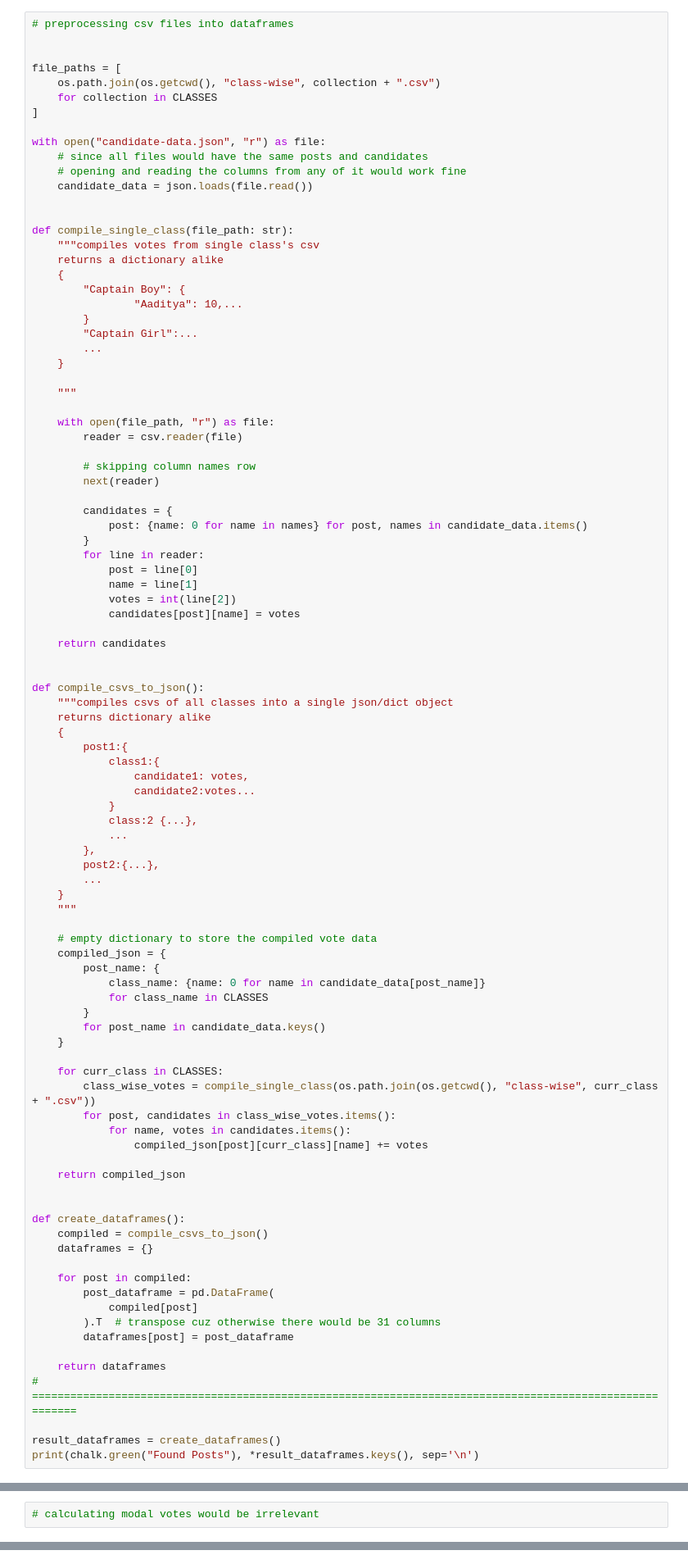
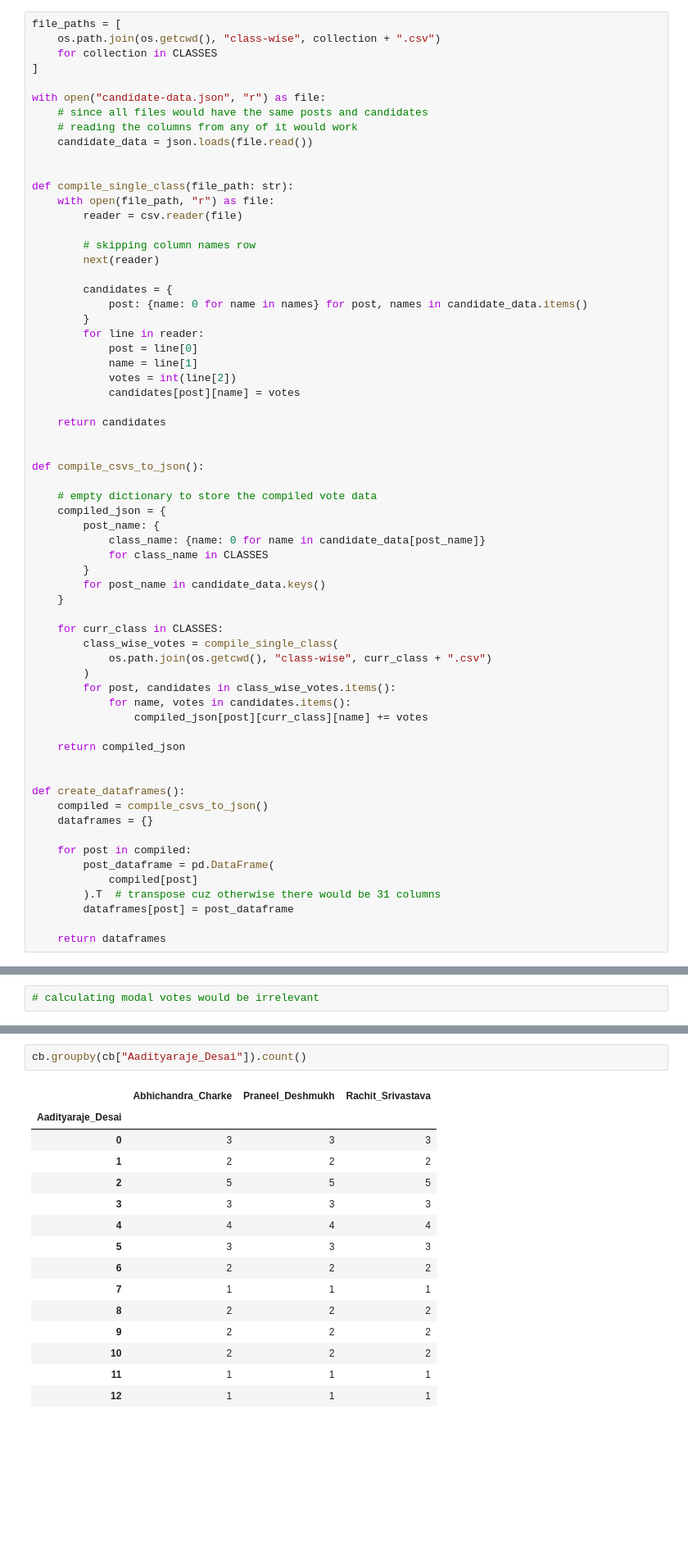
Before and after one commit to d1vij/ip-proj, a Jupyter notebook: proj-nb.ipynb, the cells around one changed output, grey strips where cells are left out. Shown at 82% size. Cells and saved outputs as stored; diff of their text form; blank space fills up the shorter version.

```diff
--- a/proj-nb.ipynb
+++ b/proj-nb.ipynb
@@ -108,7 +197,4 @@ for collection in CLASSES:
 # %%
-# preprocessing csv files into dataframes
-
-
 file_paths = [
     os.path.join(os.getcwd(), "class-wise", collection + ".csv")
     for collection in CLASSES
@@ -116,23 +202,11 @@ file_paths = [
 
 with open("candidate-data.json", "r") as file:
     # since all files would have the same posts and candidates
-    # opening and reading the columns from any of it would work fine
+    # reading the columns from any of it would work
     candidate_data = json.loads(file.read())
 
 
 def compile_single_class(file_path: str):
-    """compiles votes from single class's csv
-    returns a dictionary alike
-    {
-        "Captain Boy": {
-                "Aaditya": 10,...
-        }
-        "Captain Girl":...
-        ...
-    }
-
-    """
-
     with open(file_path, "r") as file:
         reader = csv.reader(file)
 
@@ -152,21 +226,6 @@ def compile_single_class(file_path: str):
 
 
 def compile_csvs_to_json():
-    """compiles csvs of all classes into a single json/dict object
-    returns dictionary alike
-    {
-        post1:{
-            class1:{
-                candidate1: votes,
-                candidate2:votes...
-            }
-            class:2 {...},
-            ...
-        },
-        post2:{...},
-        ...
-    }
-    """
 
     # empty dictionary to store the compiled vote data
     compiled_json = {
@@ -178,7 +237,9 @@ def compile_csvs_to_json():
     }
 
     for curr_class in CLASSES:
-        class_wise_votes = compile_single_class(os.path.join(os.getcwd(), "class-wise", curr_class + ".csv"))
+        class_wise_votes = compile_single_class(
+            os.path.join(os.getcwd(), "class-wise", curr_class + ".csv")
+        )
         for post, candidates in class_wise_votes.items():
             for name, votes in candidates.items():
                 compiled_json[post][curr_class][name] += votes
@@ -197,7 +258,3 @@ def create_dataframes():
         dataframes[post] = post_dataframe
 
     return dataframes
-# =========================================================================================================
-
-result_dataframes = create_dataframes()
-print(chalk.green("Found Posts"), *result_dataframes.keys(), sep='\n')
@@ -469,0 +552,18 @@ class_wise_dataframes
+# %%
+cb.groupby(cb["Aadityaraje_Desai"]).count()
+# %% [output]
+|  | Abhichandra_Charke | Praneel_Deshmukh | Rachit_Srivastava |
+| Aadityaraje_Desai |  |  |  |
+| 0 | 3 | 3 | 3 |
+| 1 | 2 | 2 | 2 |
+| 2 | 5 | 5 | 5 |
+| 3 | 3 | 3 | 3 |
+| 4 | 4 | 4 | 4 |
+| 5 | 3 | 3 | 3 |
+| 6 | 2 | 2 | 2 |
+| 7 | 1 | 1 | 1 |
+| 8 | 2 | 2 | 2 |
+| 9 | 2 | 2 | 2 |
+| 10 | 2 | 2 | 2 |
+| 11 | 1 | 1 | 1 |
+| 12 | 1 | 1 | 1 |
```
Also changed, not shown: parts of 35 cells of this notebook, 3 other files.
